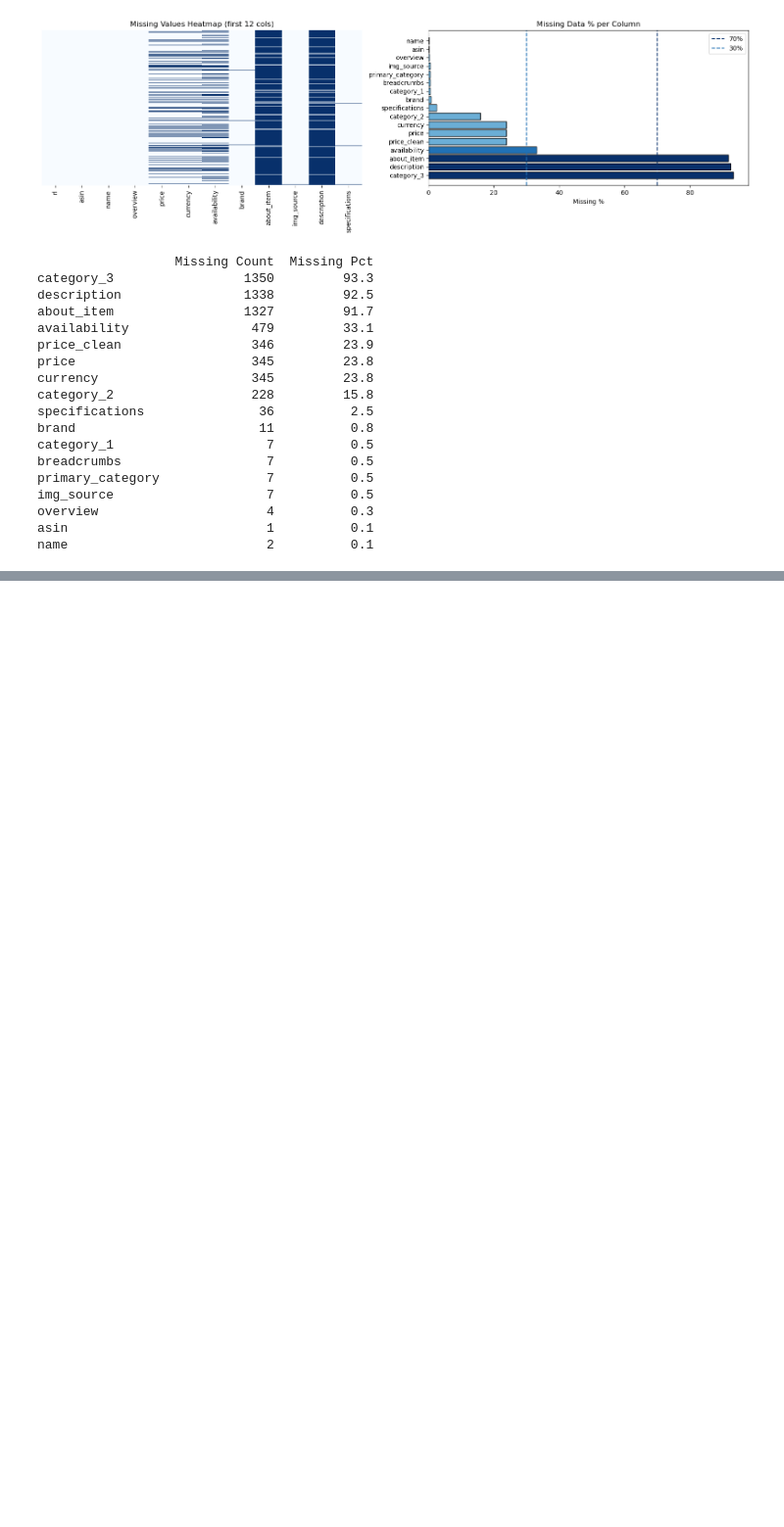
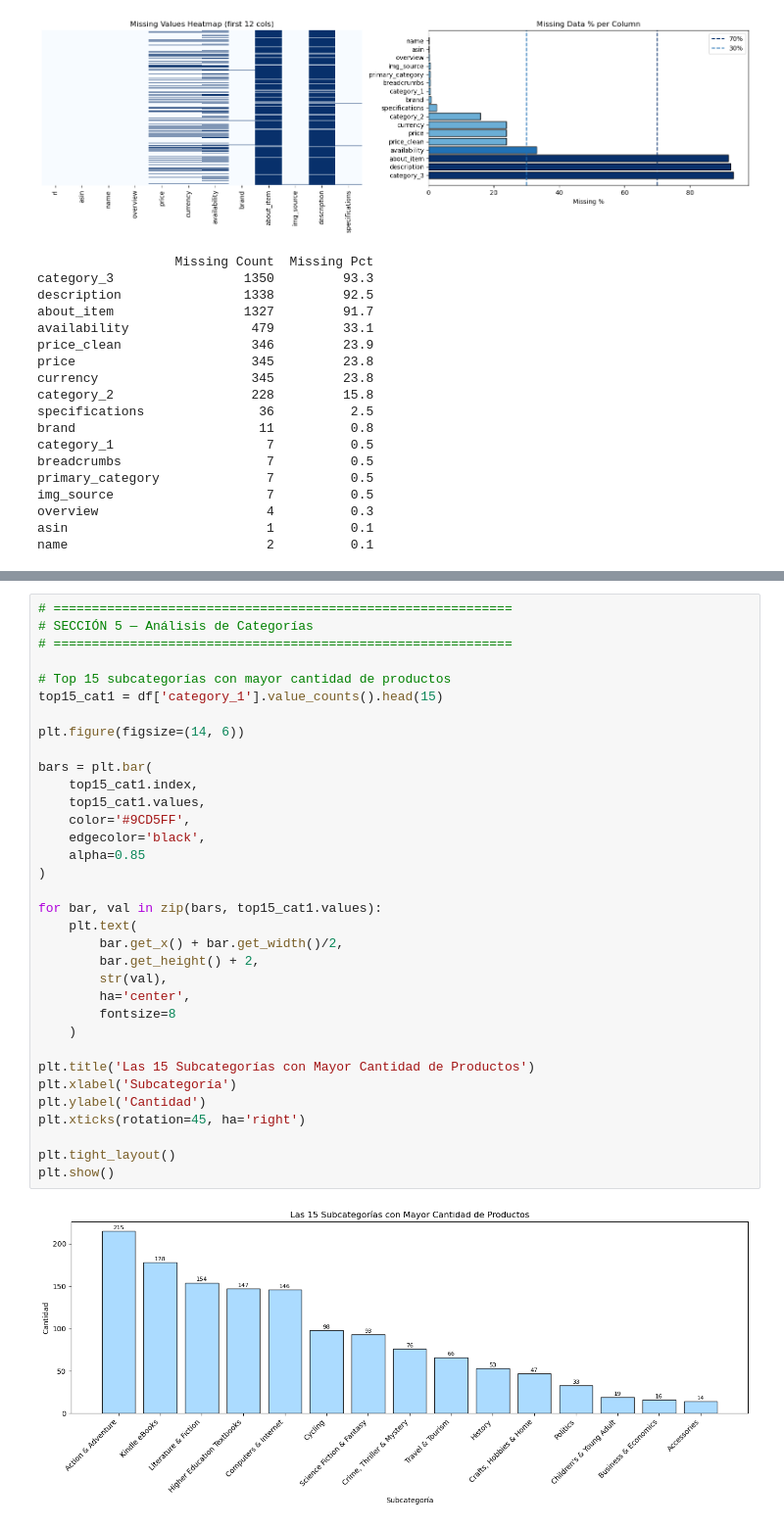
Before and after one commit to lilianarog/9A-IEVND-ADND-Practicas-230370, a Jupyter notebook: Practica04/Practica-230370.ipynb, the cells around one changed output, grey strips where cells are left out. Shown at 98% size. Saved outputs shown, nothing was run; the diff lists cells and outputs as text; blank space fills up the shorter version.

```diff
--- a/Practica04/Practica-230370.ipynb
+++ b/Practica04/Practica-230370.ipynb
@@ -340,0 +632,36 @@ df
+# %%
+# ============================================================
+# SECCIÓN 5 — Análisis de Categorías
+# ============================================================
+
+# Top 15 subcategorías con mayor cantidad de productos
+top15_cat1 = df['category_1'].value_counts().head(15)
+
+plt.figure(figsize=(14, 6))
+
+bars = plt.bar(
+    top15_cat1.index,
+    top15_cat1.values,
+    color='#9CD5FF',
+    edgecolor='black',
+    alpha=0.85
+)
+
+for bar, val in zip(bars, top15_cat1.values):
+    plt.text(
+        bar.get_x() + bar.get_width()/2,
+        bar.get_height() + 2,
+        str(val),
+        ha='center',
+        fontsize=8
+    )
+
+plt.title('Las 15 Subcategorías con Mayor Cantidad de Productos')
+plt.xlabel('Subcategoría')
+plt.ylabel('Cantidad')
+plt.xticks(rotation=45, ha='right')
+
+plt.tight_layout()
+plt.show()
+# %% [output]
+[figure, added]
```
Also changed, not shown: parts of 22 cells of this notebook.
